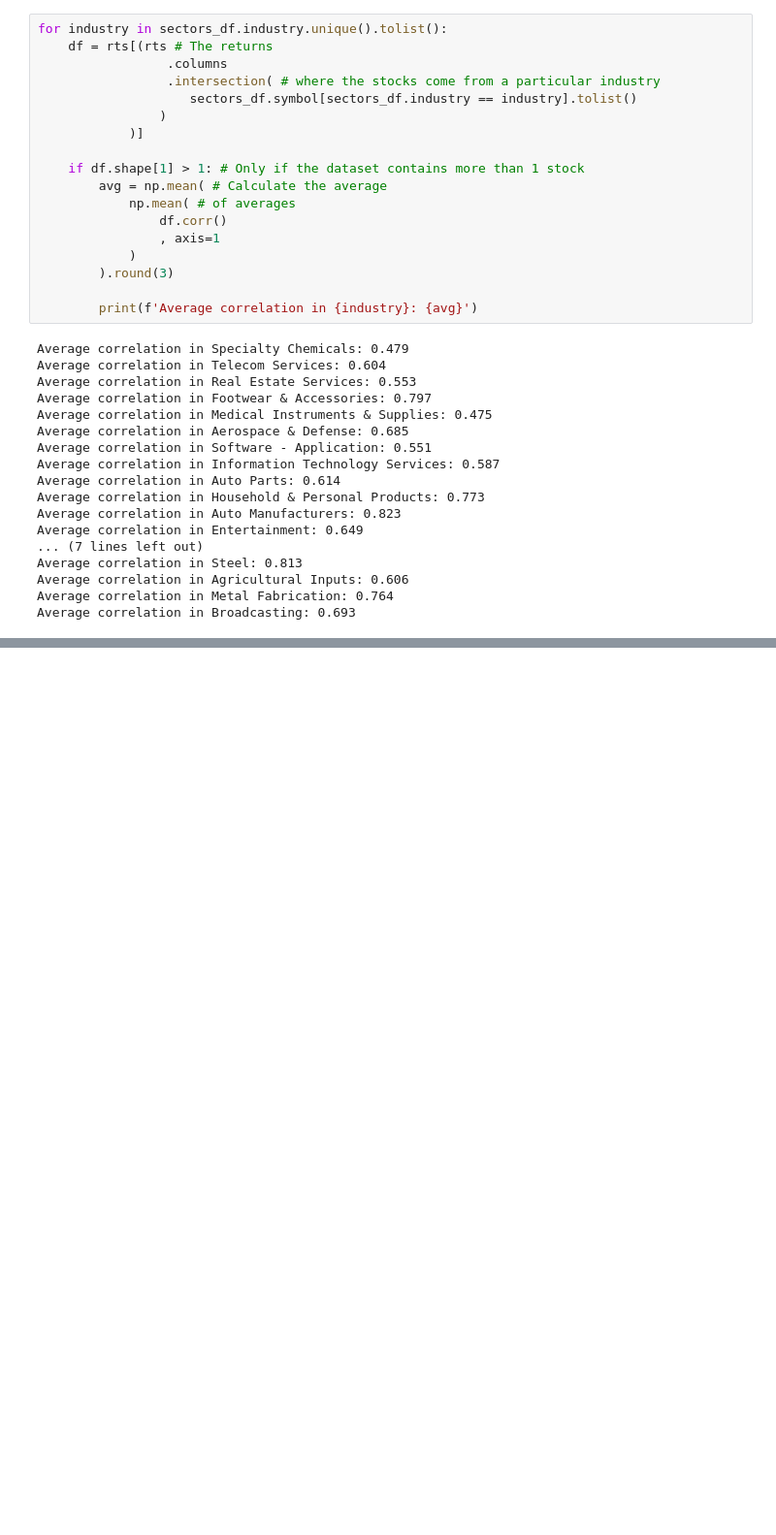
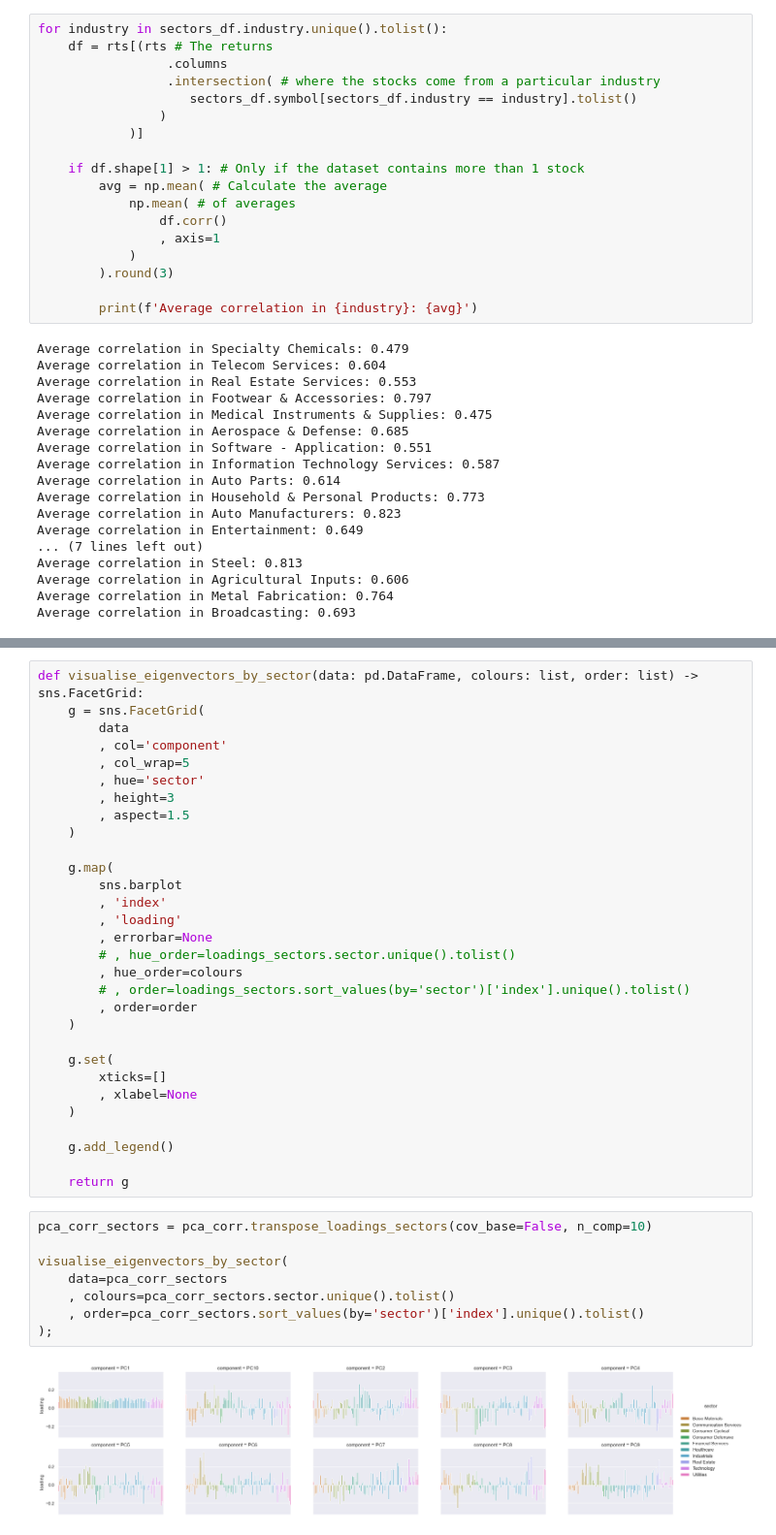
Before and after one commit to rmnskb/pca-project, a Jupyter notebook: german_market_practice.ipynb, the cells around one changed output, grey strips where cells are left out. Shown at 97% size. Drawn from its saved outputs; the diff is of its cells as text; blank space fills up the shorter version.

```diff
--- a/german_market_practice.ipynb
+++ b/german_market_practice.ipynb
@@ -489,0 +527,40 @@ IndexError: Inconsistent shape between the condition and the input (got (108, 1)
+# %%
+def visualise_eigenvectors_by_sector(data: pd.DataFrame, colours: list, order: list) -> sns.FacetGrid:
+    g = sns.FacetGrid(
+        data
+        , col='component'
+        , col_wrap=5
+        , hue='sector'
+        , height=3
+        , aspect=1.5
+    )
+
+    g.map(
+        sns.barplot
+        , 'index'
+        , 'loading'
+        , errorbar=None
+        # , hue_order=loadings_sectors.sector.unique().tolist()
+        , hue_order=colours
+        # , order=loadings_sectors.sort_values(by='sector')['index'].unique().tolist()
+        , order=order
+    )
+
+    g.set(
+        xticks=[]
+        , xlabel=None
+    )
+
+    g.add_legend()
+
+    return g
+# %%
+pca_corr_sectors = pca_corr.transpose_loadings_sectors(cov_base=False, n_comp=10)
+
+visualise_eigenvectors_by_sector(
+    data=pca_corr_sectors
+    , colours=pca_corr_sectors.sector.unique().tolist()
+    , order=pca_corr_sectors.sort_values(by='sector')['index'].unique().tolist()
+);
+# %% [output]
+[figure, added]
```
Also changed, not shown: parts of 32 cells of this notebook, 2 other files.
